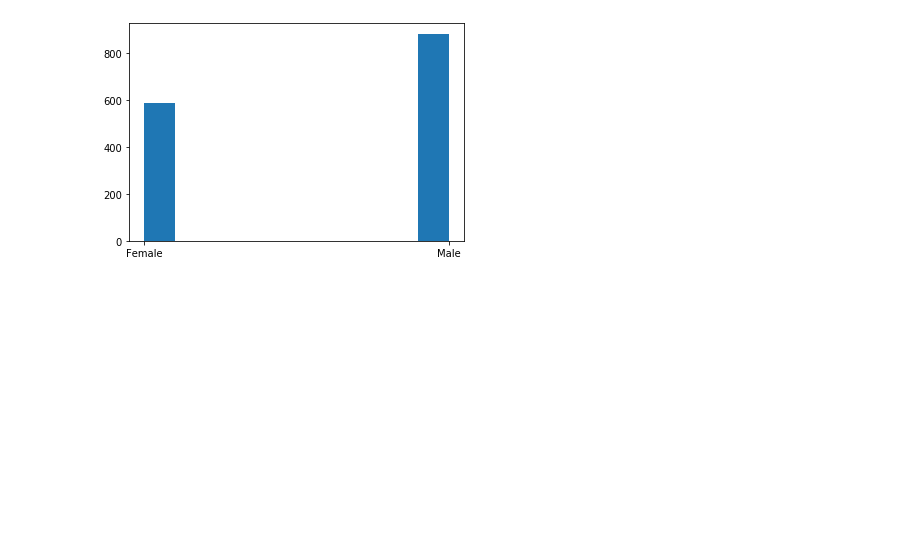
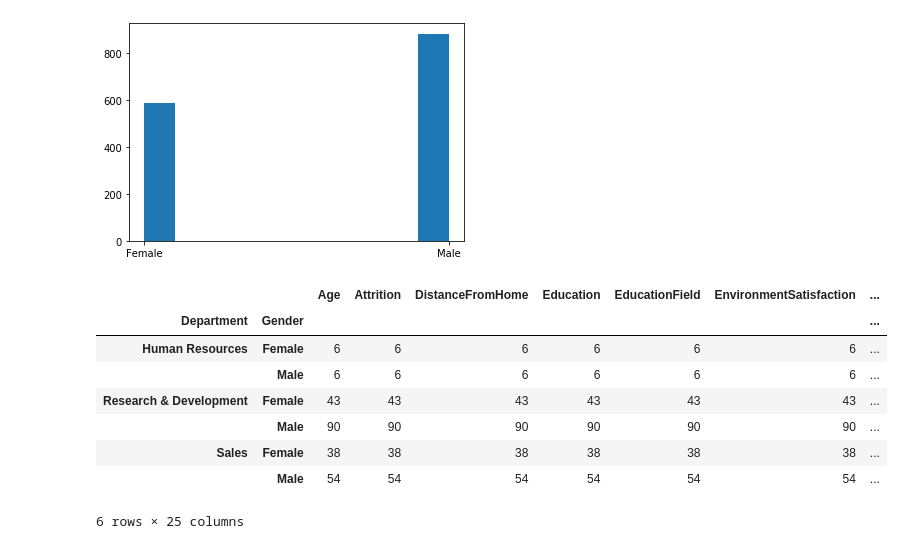
Before and after one commit to lauramh018/Final_project, a Jupyter notebook: employee_turnover.ipynb, the cells around one changed output. Cells and saved outputs as stored; diff of their text form; code cells hidden in the pictures; blank space fills up the shorter version.

```diff
--- a/employee_turnover.ipynb
+++ b/employee_turnover.ipynb
@@ -121,3 +121,16 @@ plt.hist(clean_data["Gender"])
  array([0. , 0.1, 0.2, 0.3, 0.4, 0.5, 0.6, 0.7, 0.8, 0.9, 1. ]),
  <a list of 10 Patch objects>)
 [figure]
+# %%
+grouped = clean_data[clean_data.Attrition == "Yes"].groupby(["Department","Gender"]).count()
+grouped
+# %% [output]
+|  |  | Age | Attrition | DistanceFromHome | Education | EducationField | EnvironmentSatisfaction | ... |
+| Department | Gender |  |  |  |  |  |  | ... |
+| Human Resources | Female | 6 | 6 | 6 | 6 | 6 | 6 | ... |
+|  | Male | 6 | 6 | 6 | 6 | 6 | 6 | ... |
+| Research & Development | Female | 43 | 43 | 43 | 43 | 43 | 43 | ... |
+|  | Male | 90 | 90 | 90 | 90 | 90 | 90 | ... |
+| Sales | Female | 38 | 38 | 38 | 38 | 38 | 38 | ... |
+|  | Male | 54 | 54 | 54 | 54 | 54 | 54 | ... |
+6 rows × 25 columns
```
